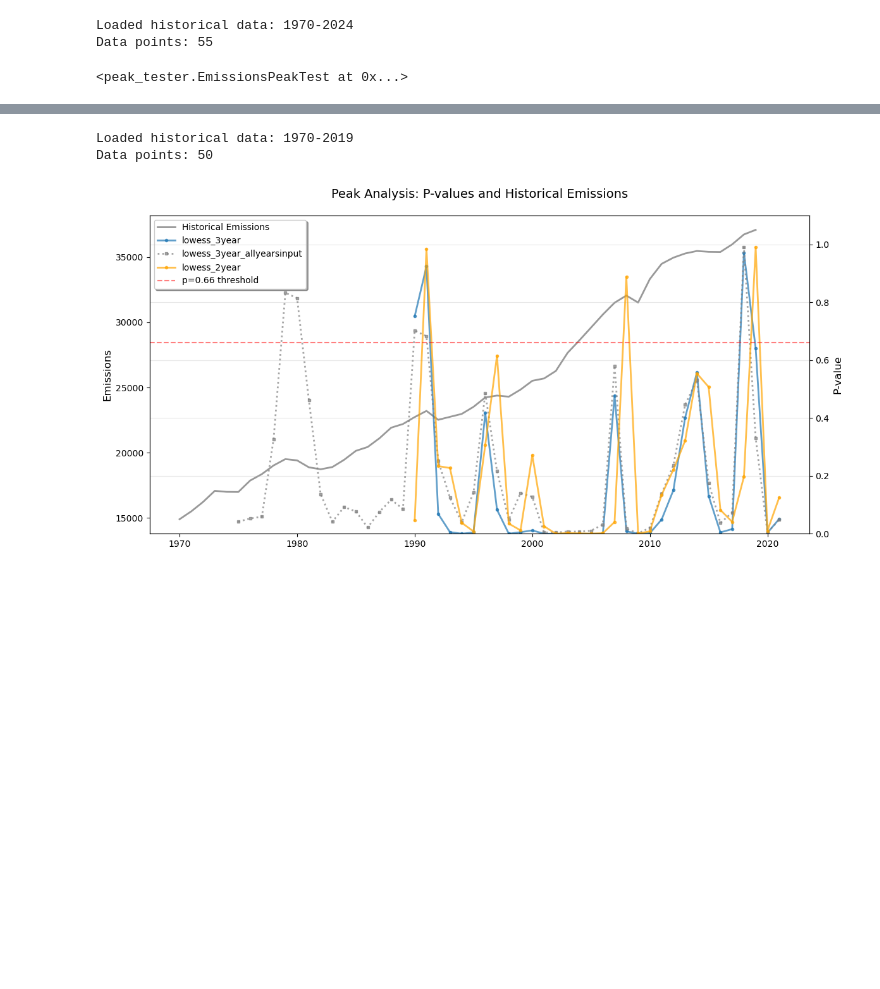
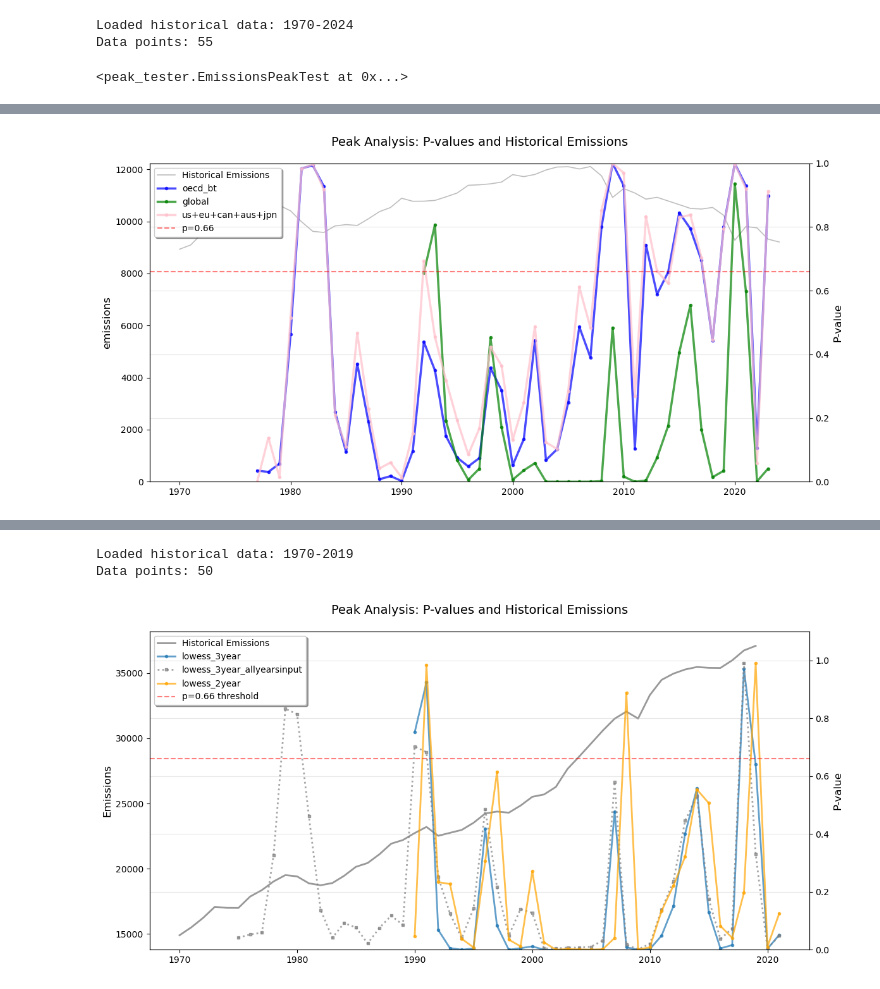
Before and after one commit to nezzag/peaking_test, a Jupyter notebook: notebooks/peaker_historical_tests_clean.ipynb, the cells around one changed output, grey strips where cells are left out. Drawn from its saved outputs; the diff is of its cells as text; code cells hidden in the pictures; blank space fills up the shorter version.

```diff
--- a/notebooks/peaker_historical_tests_clean.ipynb
+++ b/notebooks/peaker_historical_tests_clean.ipynb
@@ -407,0 +479,33 @@ Data points: 50
+# %%
+# plot group of countries results
+pdf_results = [
+    {
+        'data': pdf_3bt_oecd,
+        'label': 'oecd_bt',
+        'color': 'Blue',
+    },
+    {
+        'data': pdf_3year_m['broken_trend'],
+        'label': 'global',
+        'color': 'Green',
+    },
+    {
+        'data': pdf_3bt_us_eu_jpn_can_aus,
+        'label': 'us+eu+can+aus+jpn',
+        'color': 'Pink'
+    }
+]
+#Create the plot
+# fig, axes = plot_peak_analysis(
+#     EmissionsPeakTest().load_historical_data("gcb_hist_co2.csv","WLD", year_range = range(1975, 2025)).historical_data,
+#     pdf_results,
+#     threshold=0.66,
+# )
+# with group historical emissions data behind
+fig, axes = plot_peak_analysis(
+    hist_data.loc[hist_data['year']>=1970],
+    pdf_results,
+    threshold=0.66,
+)
+# %% [output]
+[figure, added]
```
Also changed, not shown: parts of 14 cells of this notebook, 7 other files.
